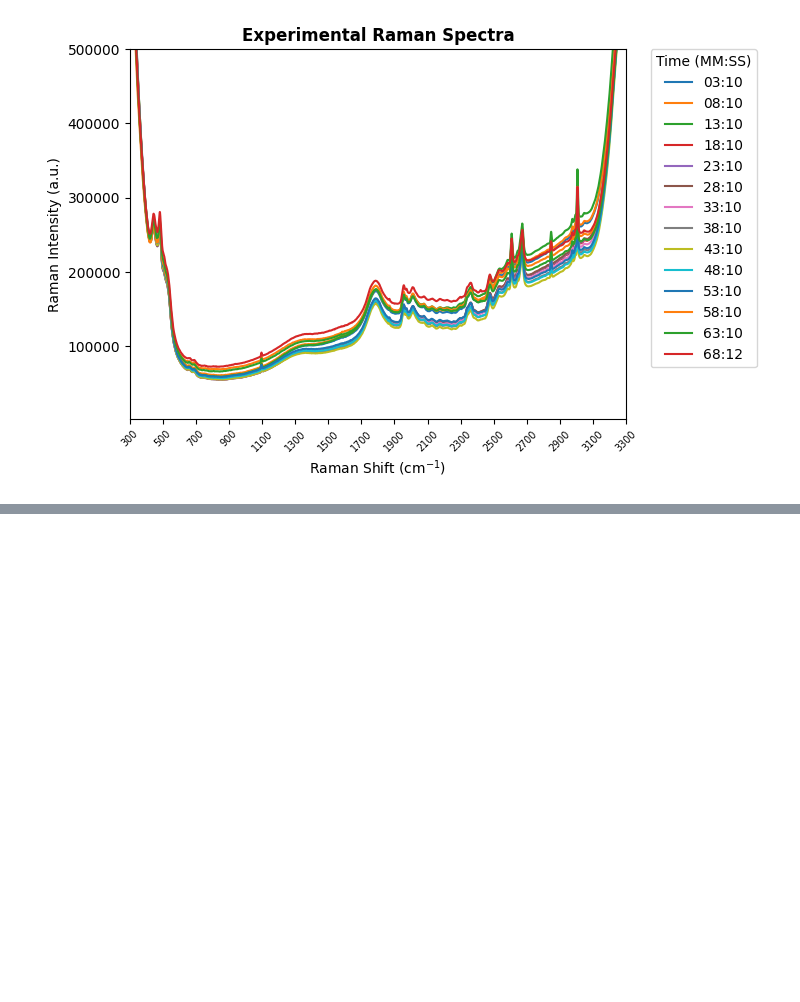
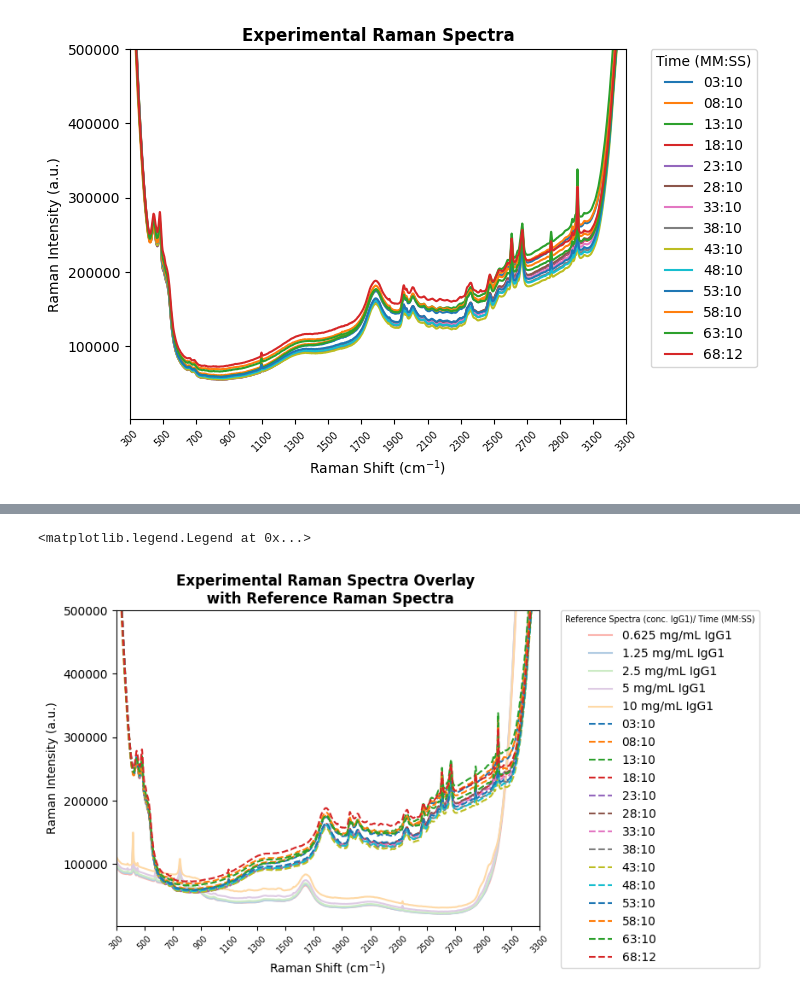
Before and after one commit to a-o-connor/PFDA-project, a Jupyter notebook: big_project_practice.ipynb, the cells around one changed output, grey strips where cells are left out. Drawn from its saved outputs; the diff is of its cells as text; code cells hidden in the pictures; blank space fills up the shorter version.

```diff
--- a/big_project_practice.ipynb
+++ b/big_project_practice.ipynb
@@ -116,0 +162,53 @@ To do:
+# %%
+#https://matplotlib.org/stable/users/explain/colors/colormaps.html
+# https://matplotlib.org/stable/gallery/color/named_colors.html,
+# https://matplotlib.org/stable/gallery/color/colormap_reference.html
+#https://matplotlib.org/stable/users/explain/colors/colormap-manipulation.html#colormap-manipulation
+
+import matplotlib.colors as mcolors
+from matplotlib import cm
+
+colours_for_reference=cm.Pastel1.colors
+legend_labels= reference_raman_spectra.columns[1:].to_list() + sampling_time_formatted
+
+fig, ax = plt.subplots()
+
+for idx, i in (enumerate(reference_raman_spectra.columns[1:])): #Gives each Column an index id to call for the list of colours I want to use
+    ax.plot(
+        reference_raman_spectra["RamanShift"],
+        reference_raman_spectra[i],
+        linestyle="-",
+        color=colours_for_reference[idx] #Cycle through the pastel colour map list
+        # label=f"{reference_raman_spectra.columns[1:][0]}"
+    )
+
+for column in experimental_raman_spectra:
+    ax.plot(
+        experimental_raman_spectra.index,
+        experimental_raman_spectra[column],
+        linestyle="--",
+        # label=column
+    )
+ax.set_xticks(wavenumbers[::200])
+ax.set_xticklabels(wavenumbers[::200], rotation=45,
+                   fontdict= {'fontsize': 'x-small',}
+                   )
+ax.set_xlim(300,3300)
+ax.set_ylim(2500,0.5e6)
+ax.set_xlabel(r'Raman Shift (cm$^{-1})$')
+ax.set_ylabel("Raman Intensity (a.u.)")
+ax.set_title(f"Experimental Raman Spectra Overlay \n with Reference Raman Spectra",
+             fontdict = {'fontsize': 'large','fontweight' : "bold",}
+             )
+ax.set_subtitle
+ax.legend(
+          title= "Reference Spectra (conc. IgG1)/ Time (MM:SS)",
+          labels= legend_labels,
+          loc="upper left",
+          bbox_to_anchor=(1.05, 1),
+          borderaxespad=0,
+          title_fontsize="x-small"
+          )
+# %% [output]
+<matplotlib.legend.Legend at 0x...>
+[figure, added]
```
Also changed, not shown: parts of 8 cells of this notebook.
